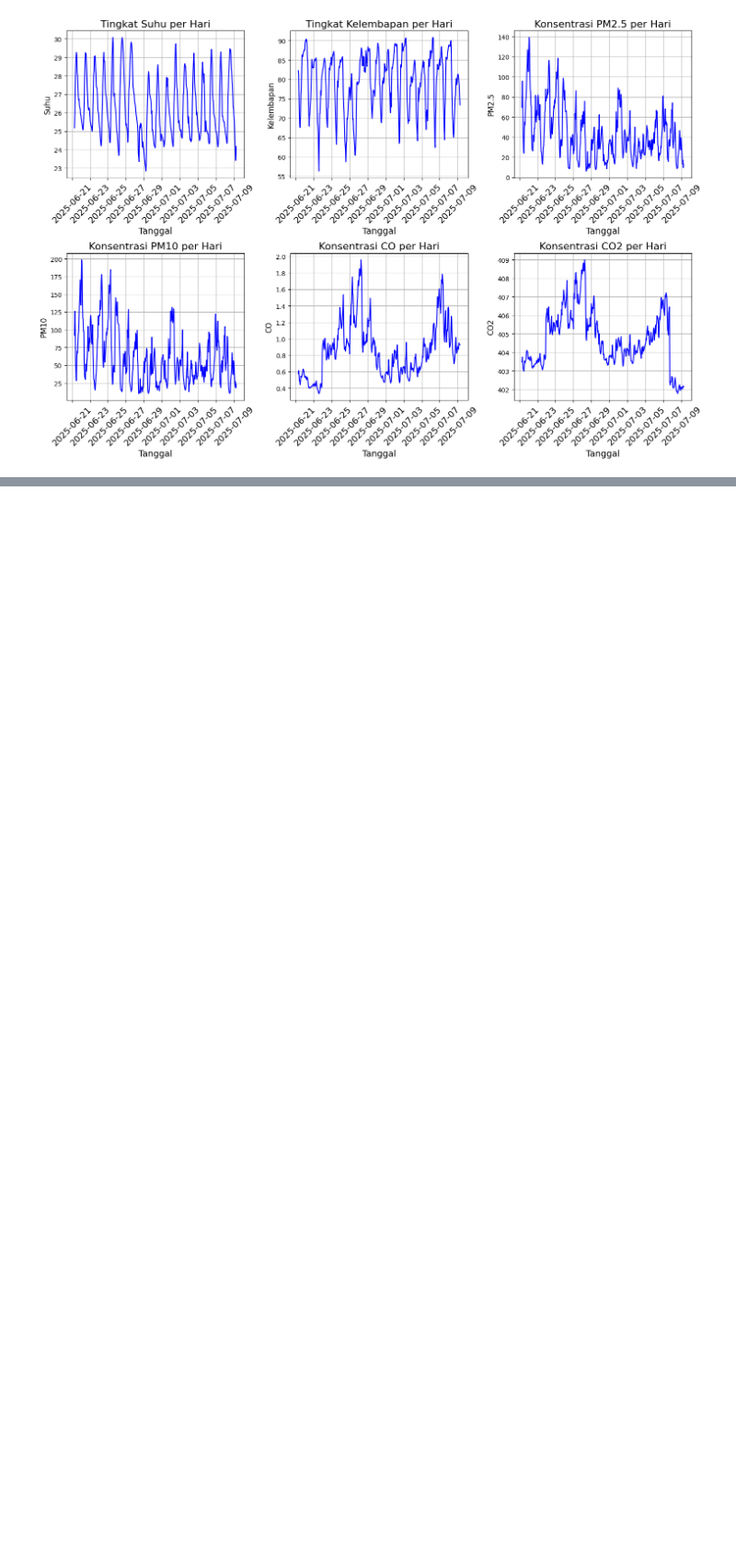
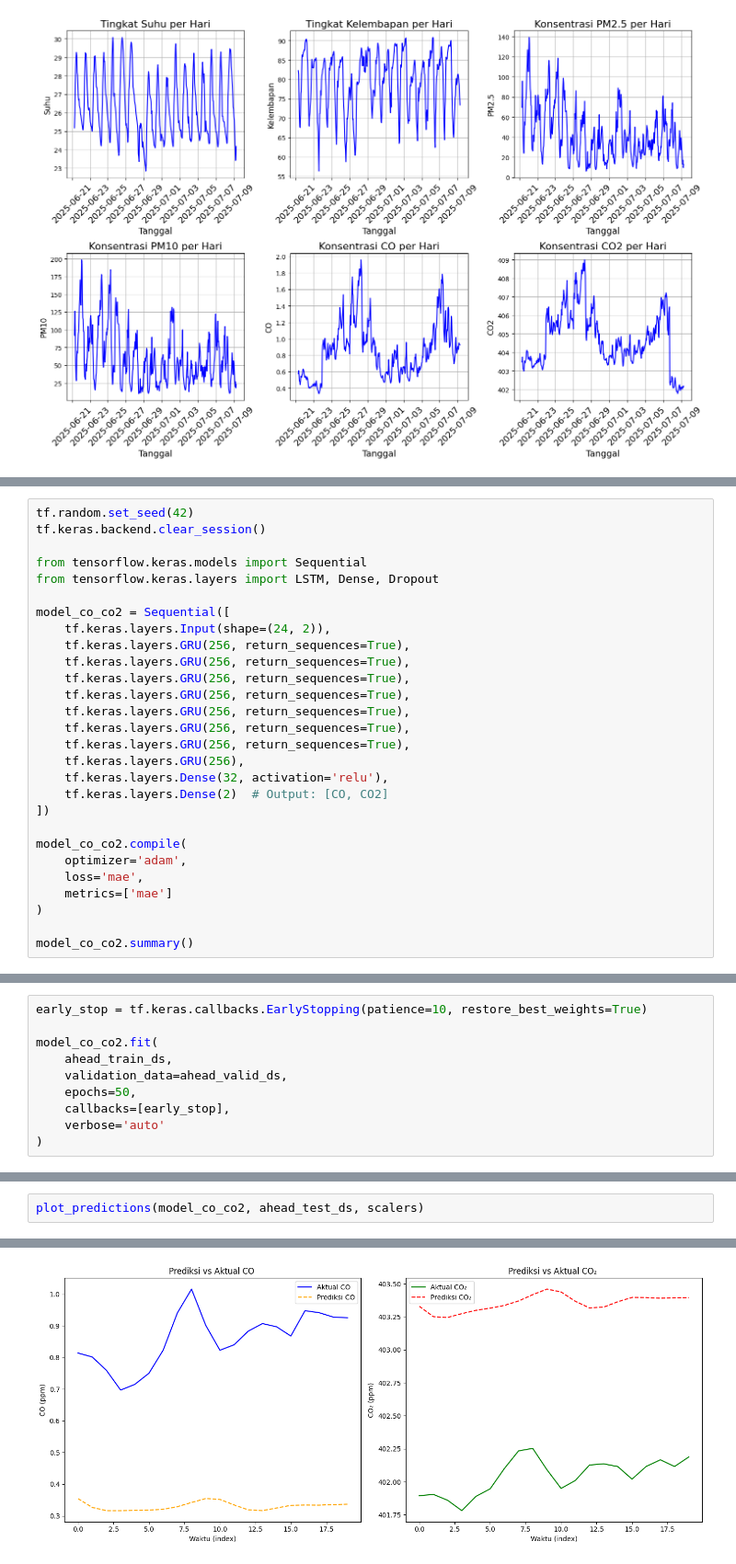
Before and after one commit to Hardtophead/Prediksi_Polusi_Udara, a Jupyter notebook: notebooks/prediksiV4.ipynb, the cells around one changed output, grey strips where cells are left out. Shown at 92% size. Drawn from its saved outputs; the diff is of its cells as text; blank space fills up the shorter version.

```diff
--- a/notebooks/prediksiV4.ipynb
+++ b/notebooks/prediksiV4.ipynb
@@ -1658,0 +195,28 @@ RMSE CO2: 0.091
+# %%
+tf.random.set_seed(42)
+tf.keras.backend.clear_session()
+
+from tensorflow.keras.models import Sequential
+from tensorflow.keras.layers import LSTM, Dense, Dropout
+
+model_co_co2 = Sequential([
+    tf.keras.layers.Input(shape=(24, 2)),
+    tf.keras.layers.GRU(256, return_sequences=True),
+    tf.keras.layers.GRU(256, return_sequences=True),
+    tf.keras.layers.GRU(256, return_sequences=True),
+    tf.keras.layers.GRU(256, return_sequences=True),
+    tf.keras.layers.GRU(256, return_sequences=True),
+    tf.keras.layers.GRU(256, return_sequences=True),
+    tf.keras.layers.GRU(256, return_sequences=True),
+    tf.keras.layers.GRU(256),
+    tf.keras.layers.Dense(32, activation='relu'),
+    tf.keras.layers.Dense(2)  # Output: [CO, CO2]
+])
+
+model_co_co2.compile(
+    optimizer='adam',
+    loss='mae',
+    metrics=['mae']
+)
+
+model_co_co2.summary()
@@ -1658,0 +241,10 @@ RMSE CO2: 0.091
+# %%
+early_stop = tf.keras.callbacks.EarlyStopping(patience=10, restore_best_weights=True)
+
+model_co_co2.fit(
+    ahead_train_ds,
+    validation_data=ahead_valid_ds,
+    epochs=50,
+    callbacks=[early_stop],
+    verbose='auto'
+)
@@ -1658,0 +319,3 @@ RMSE CO2: 0.091
+# %%
+plot_predictions(model_co_co2, ahead_test_ds, scalers)
+# %% [output]
@@ -1658,0 +323 @@ RMSE CO2: 0.091
+[figure, added]
```
Also changed, not shown: parts of 157 cells of this notebook, 8 other files.
